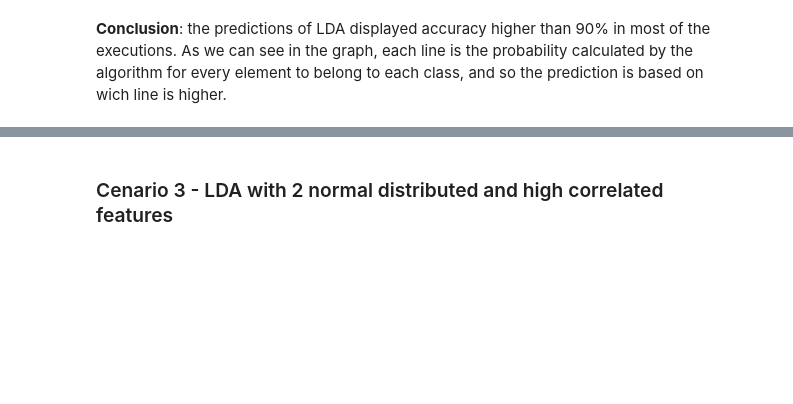
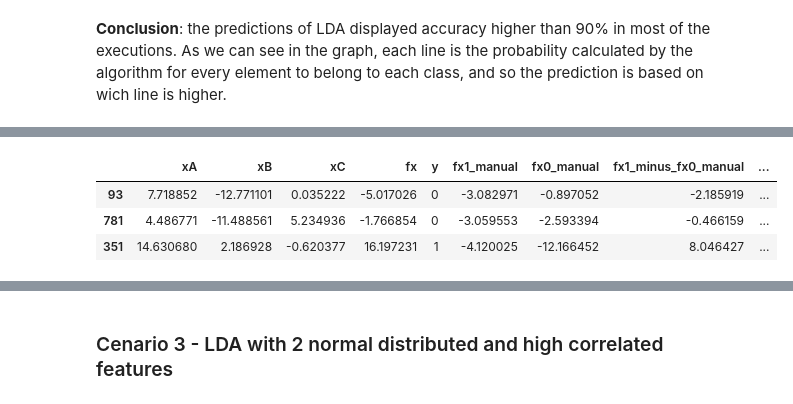
Before and after one commit to rknagao/studies, a Jupyter notebook: introduction-statistical-learning/classification_models/linear_discriminant_analysis.ipynb, the cells around one changed output, grey strips where cells are left out. Saved outputs shown, nothing was run; the diff lists cells and outputs as text; code cells hidden in the pictures; blank space fills up the shorter version.

```diff
--- a/introduction-statistical-learning/classification_models/linear_discriminant_analysis.ipynb
+++ b/introduction-statistical-learning/classification_models/linear_discriminant_analysis.ipynb
@@ -208,33 +208,41 @@ LDA decision function equation:
 #step 4: create decision functions
 X = data[['xA', 'xB', 'xC']]
 y = data['y']
 decision_fx_class1 = []
 decision_fx_class0 = []
 
 for i in range(len(X)):
     #assigning x row for row
     x = np.array(X.loc[i]).reshape(3, 1)
     x_t = x.reshape(1, 3)
 
     #decision function class 1
     fx1 = -0.5 * np.matmul(np.matmul(x_t, inv_cov_class1), x) \
           -0.5 * np.matmul(np.matmul(mean_class1_t, inv_cov_class1), mean_class1) \
           + np.matmul(np.matmul(mean_class1_t, inv_cov_class1), x) \
           + ln_prob_class1
 
     #decision function class 0
     fx0 = -0.5 * np.matmul(np.matmul(x_t, inv_cov_class0), x) \
           -0.5 * np.matmul(np.matmul(mean_class0_t, inv_cov_class0), mean_class0) \
           + np.matmul(np.matmul(mean_class0_t, inv_cov_class0), x) \
           + ln_prob_class0
 
+
     decision_fx_class1.append(np.asscalar(fx1))
     decision_fx_class0.append(np.asscalar(fx0))
 
 data['fx1_manual'] = decision_fx_class1
 data['fx0_manual'] = decision_fx_class0
 data['fx1_minus_fx0_manual'] = data['fx1_manual'] - data['fx0_manual']
 data['prediction_manual'] = np.where(data['fx1_minus_fx0_manual'] >= 0, 1, 0)
+
+data.sample(3)
+# %% [output]
+|  | xA | xB | xC | fx | y | fx1_manual | fx0_manual | fx1_minus_fx0_manual | ... |
+| 93 | 7.718852 | -12.771101 | 0.035222 | -5.017026 | 0 | -3.082971 | -0.897052 | -2.185919 | ... |
+| 781 | 4.486771 | -11.488561 | 5.234936 | -1.766854 | 0 | -3.059553 | -2.593394 | -0.466159 | ... |
+| 351 | 14.630680 | 2.186928 | -0.620377 | 16.197231 | 1 | -4.120025 | -12.166452 | 8.046427 | ... |
 # %%
 #comparing the results
 print(confusion_matrix(data['y'], data['prediction_manual']))
```
Also changed, not shown: parts of 35 cells of this notebook, 5 other files.
